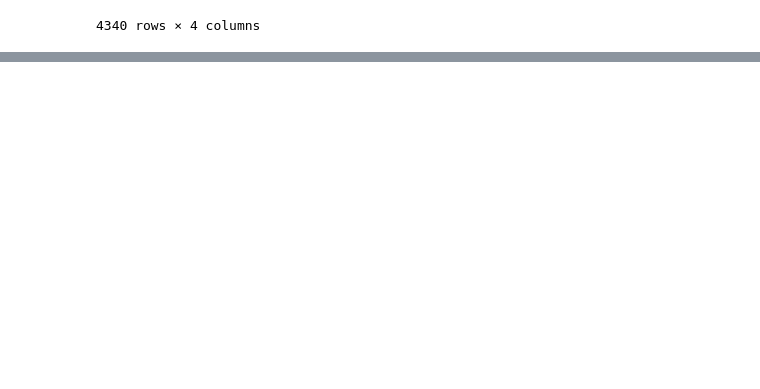
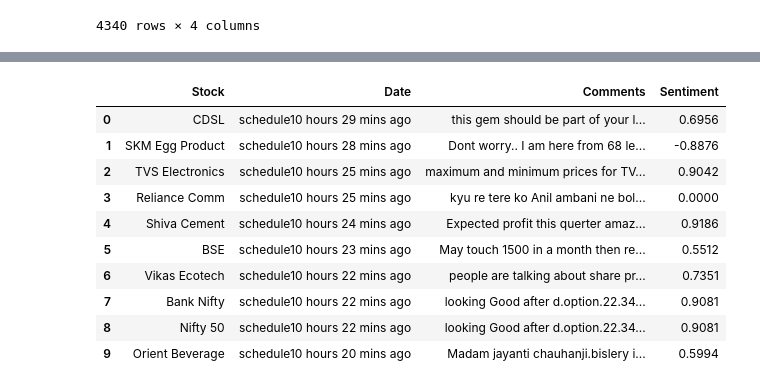
Before and after one commit to AneerudhRa/NLP_Analysis_StockForum, a Jupyter notebook: NLP_Analysis_MoneyControl.ipynb, the cells around one changed output, grey strips where cells are left out. Drawn from its saved outputs; the diff is of its cells as text; code cells hidden in the pictures; blank space fills up the shorter version.

```diff
--- a/NLP_Analysis_MoneyControl.ipynb
+++ b/NLP_Analysis_MoneyControl.ipynb
@@ -318,2 +336,32 @@ df
+# %%
+recommended_stocks = set()
+recommended_count = 0
+top_recommendations = []
+
+# Iterate through the merged dataframe to recommend products from different brands
+for index, row in df.iterrows():
+    brand = row['Stock']
+    if brand not in recommended_stocks:
+        top_recommendations.append(row)
+        recommended_stocks.add(brand)
+        recommended_count += 1
+    if recommended_count >= 10:
+        break
+
+# Show the top 10 products based on evaluation score
+top_recommendations_df = pd.DataFrame(top_recommendations)
+top_recommendations_df
+# %% [output]
+|  | Stock | Date | Comments | Sentiment |
+| 0 | CDSL | schedule10 hours 29 mins ago | this gem should be part of your l... | 0.6956 |
+| 1 | SKM Egg Product | schedule10 hours 28 mins ago | Dont worry.. I am here from 68 le... | -0.8876 |
+| 2 | TVS Electronics | schedule10 hours 25 mins ago | maximum and minimum prices for TV... | 0.9042 |
+| 3 | Reliance Comm | schedule10 hours 25 mins ago | kyu re tere ko Anil ambani ne bol... | 0.0000 |
+| 4 | Shiva Cement | schedule10 hours 24 mins ago | Expected profit this querter amaz... | 0.9186 |
+| 5 | BSE | schedule10 hours 23 mins ago | May touch 1500 in a month then re... | 0.5512 |
+| 6 | Vikas Ecotech | schedule10 hours 22 mins ago | people are talking about share pr... | 0.7351 |
+| 7 | Bank Nifty | schedule10 hours 22 mins ago | looking Good after d.option.22.34... | 0.9081 |
+| 8 | Nifty 50 | schedule10 hours 22 mins ago | looking Good after d.option.22.34... | 0.9081 |
+| 9 | Orient Beverage | schedule10 hours 20 mins ago | Madam jayanti chauhanji.bislery i... | 0.5994 |
 # %%
 # Display the Stock with sentiment scores
```
Also changed, not shown: parts of 11 cells of this notebook.
